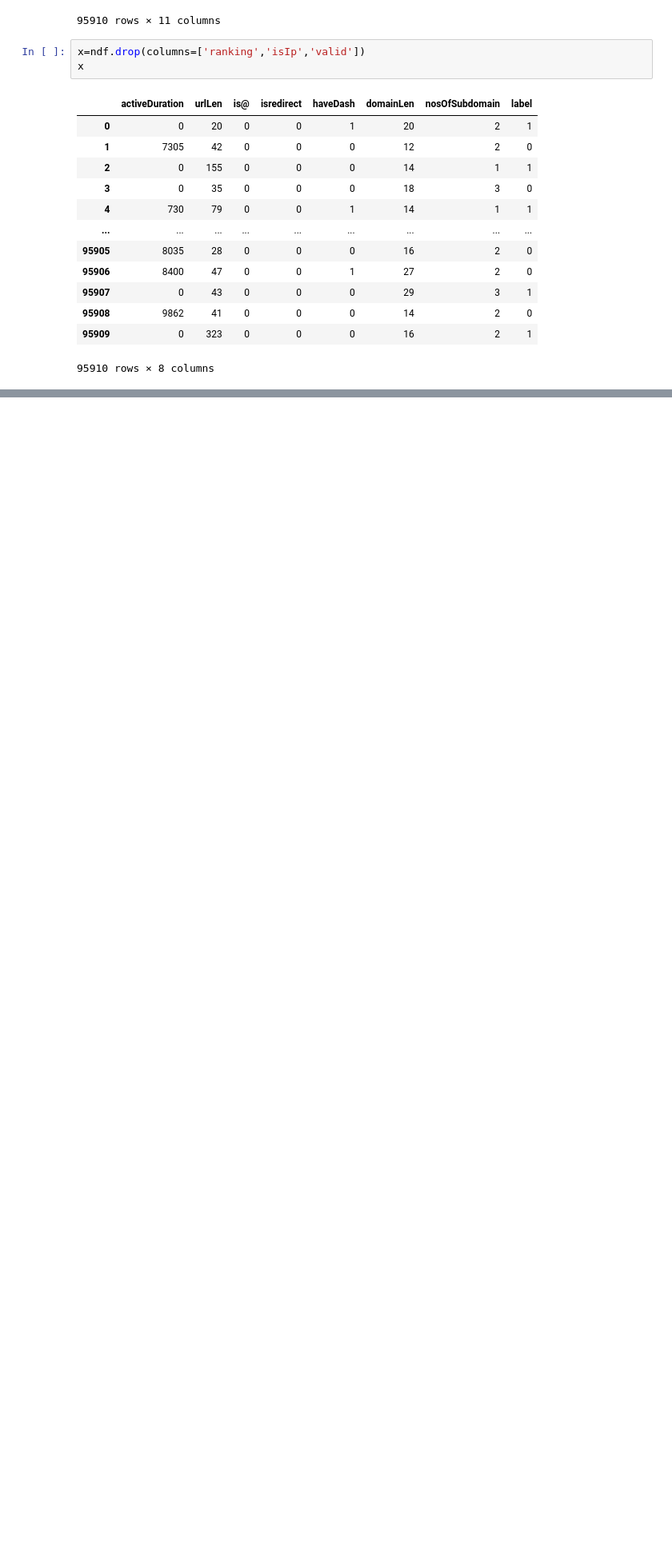
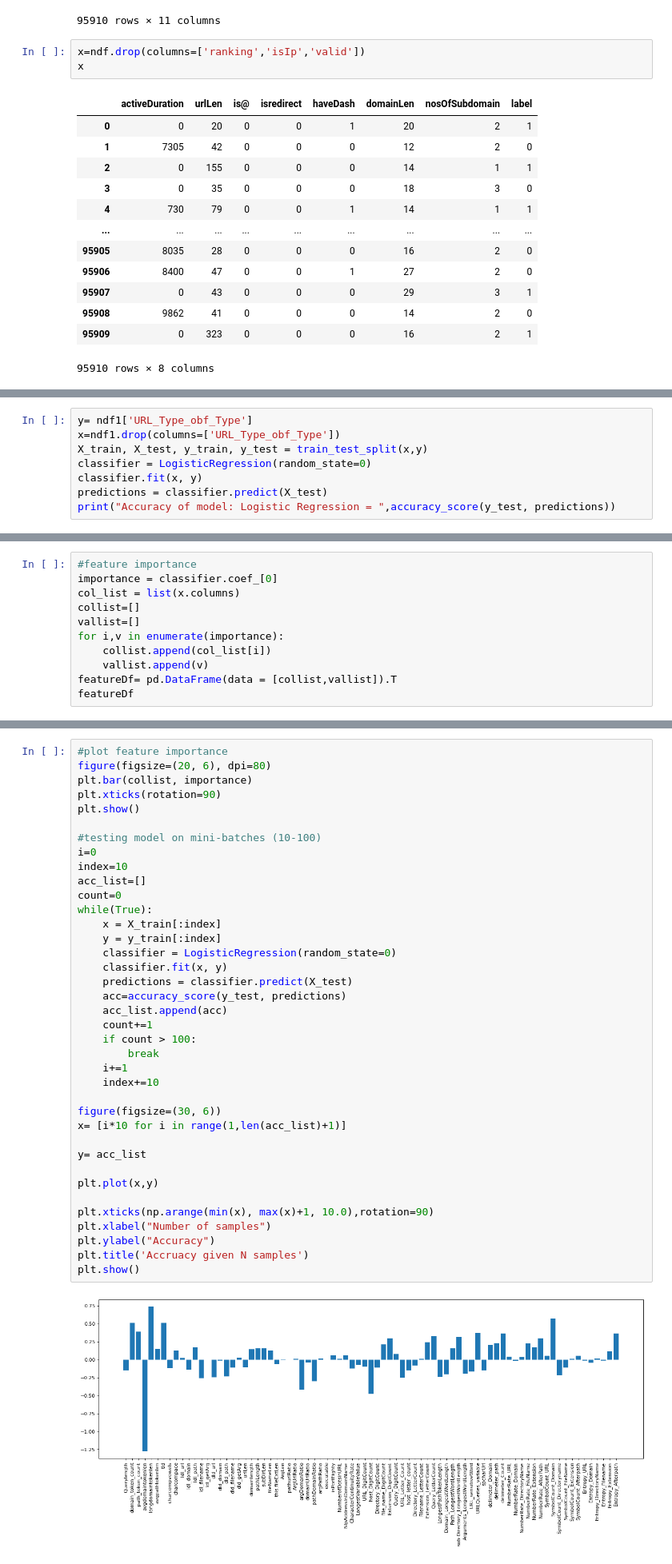
Before and after one commit to AI-and-Blockchain/F22_Web_Spam_Cleanup, a Jupyter notebook: Machine Learning on Spam Data/Test_data.ipynb, the cells around one changed output, grey strips where cells are left out. Shown at 80% size. Drawn from its saved outputs; the diff is of its cells as text; blank space fills up the shorter version.

Commit message:
Analysis and model training on new data

```diff
--- a/Machine Learning on Spam Data/Test_data.ipynb
+++ b/Machine Learning on Spam Data/Test_data.ipynb
@@ -202,0 +241,8 @@ plt.show()
+# %%
+y= ndf1['URL_Type_obf_Type']
+x=ndf1.drop(columns=['URL_Type_obf_Type'])
+X_train, X_test, y_train, y_test = train_test_split(x,y)
+classifier = LogisticRegression(random_state=0)
+classifier.fit(x, y)
+predictions = classifier.predict(X_test)
+print("Accuracy of model: Logistic Regression = ",accuracy_score(y_test, predictions))
@@ -202,0 +251,11 @@ plt.show()
+# %%
+#feature importance
+importance = classifier.coef_[0]
+col_list = list(x.columns)
+collist=[]
+vallist=[]
+for i,v in enumerate(importance):
+	collist.append(col_list[i])
+	vallist.append(v)
+featureDf= pd.DataFrame(data = [collist,vallist]).T
+featureDf
@@ -202,0 +276,40 @@ plt.show()
+# %%
+#plot feature importance
+figure(figsize=(20, 6), dpi=80)
+plt.bar(collist, importance)
+plt.xticks(rotation=90)
+plt.show()
+
+#testing model on mini-batches (10-100)
+i=0
+index=10
+acc_list=[]
+count=0
+while(True):
+	x = X_train[:index]
+	y = y_train[:index]
+	classifier = LogisticRegression(random_state=0)
+	classifier.fit(x, y)
+	predictions = classifier.predict(X_test)
+	acc=accuracy_score(y_test, predictions)
+	acc_list.append(acc)
+	count+=1
+	if count > 100:
+		break
+	i+=1
+	index+=10
+
+figure(figsize=(30, 6))
+x= [i*10 for i in range(1,len(acc_list)+1)]
+
+y= acc_list
+
+plt.plot(x,y)
+
+plt.xticks(np.arange(min(x), max(x)+1, 10.0),rotation=90)
+plt.xlabel("Number of samples")
+plt.ylabel("Accuracy")
+plt.title('Accruacy given N samples')
+plt.show()
+# %% [output]
+[figure, added]
```
Also changed, not shown: parts of 16 cells of this notebook, 2 other files.
